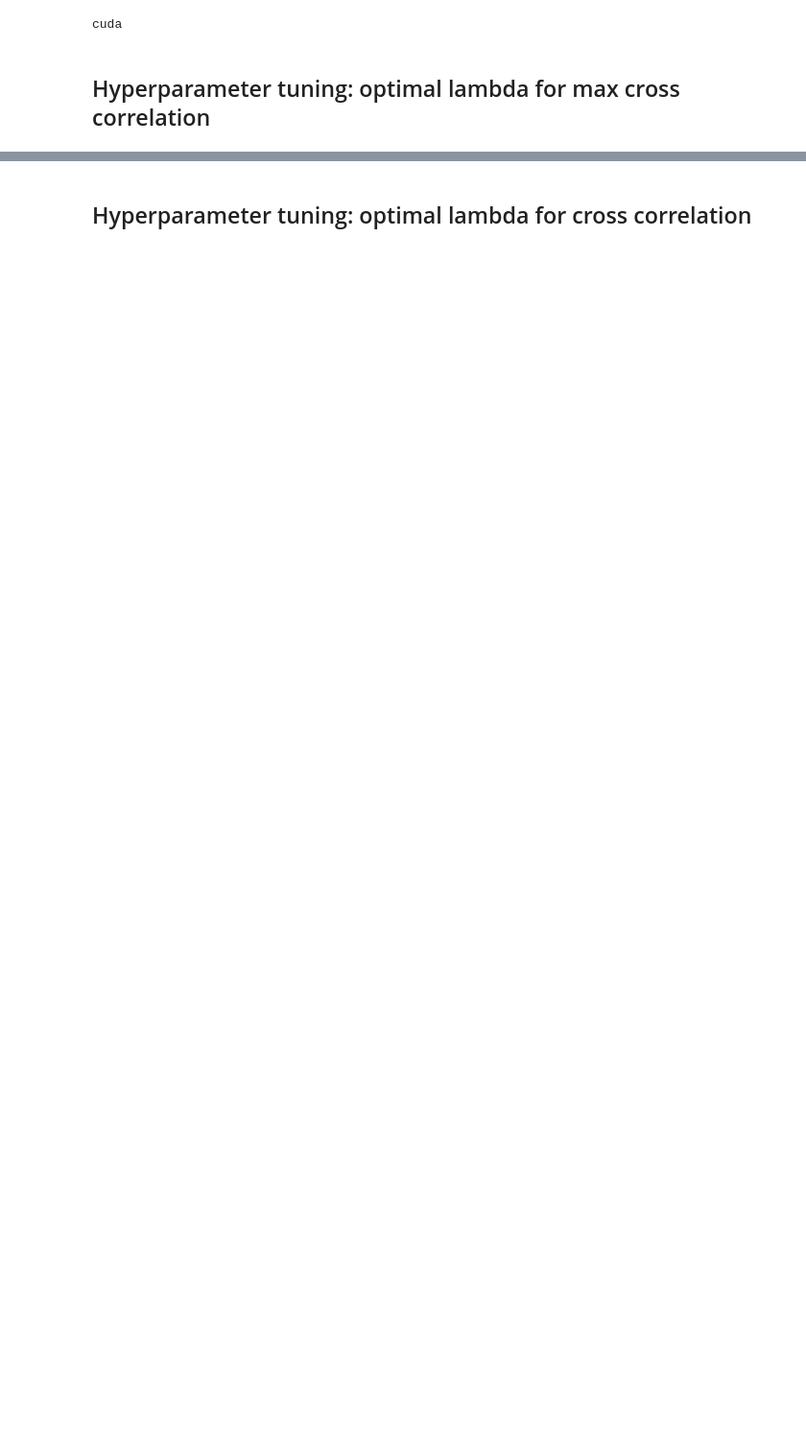
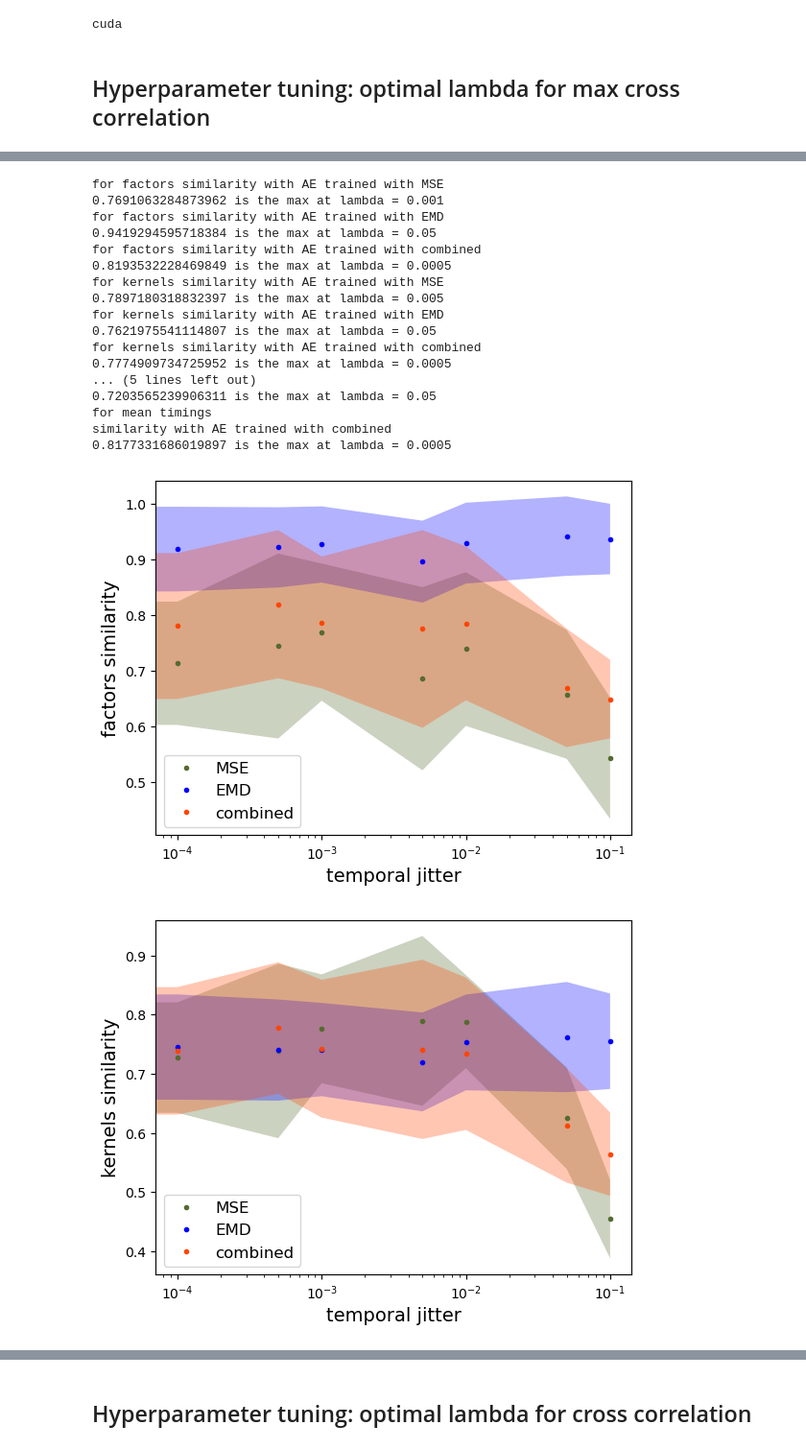
Before and after one commit to AntoineGrimaldi/wassa, a Jupyter notebook: 2025-01-14_results_synthetic_data/2024-12-19_hp_testing_combined.ipynb, the cells around one changed output, grey strips where cells are left out. Shown at 96% size. Cells and saved outputs as stored; diff of their text form; code cells hidden in the pictures; blank space fills up the shorter version.

```diff
--- a/2025-01-14_results_synthetic_data/2024-12-19_hp_testing_combined.ipynb
+++ b/2025-01-14_results_synthetic_data/2024-12-19_hp_testing_combined.ipynb
@@ -40,7 +40,7 @@ class dataset_parameters():
     def get_parameters(self):
         return f'{self.N_pre}_{self.N_delays}_{self.N_SMs}_{self.N_timesteps}_{self.N_samples}_{self.N_involved.mean()}_{self.avg_fr}_{self.freq_sms.mean()}_{self.overlapping_sms}_{self.temporal_jitter}_{self.dropout_proba}_{self.additive_noise}_{self.warping_coef}_{self.seed}'
 # %%
-N_iter = 5
+N_iter = 20
 seeds = torch.arange(N_iter)
 lambdaz = [0, .0001, .0005, .001, .005, .01, .05, .1]
 # %%
@@ -56,7 +56,7 @@ def performance_as_a_function_of_lambda(world_parameters, training_parameters, d
     params_emd = training_parameters()
     params_emd.loss_type = 'emd'
 
-    file_name = f'results/{date}_performance_as_a_function_of_lambda_{world_parameters().get_parameters()}_{params_emd.get_parameters()}_{lambdaz[0]}_{lambdaz[-1]}'
+    file_name = f'../results/{date}_performance_as_a_function_of_lambda_{world_parameters().get_parameters()}_{params_emd.get_parameters()}_{lambdaz[0]}_{lambdaz[-1]}_{N_iter}'
     print(file_name)
 
     if os.path.isfile(file_name):
@@ -86,7 +86,7 @@ class training_parameters:
     N_learnsteps = 1000
     learning_rate = .001
     penalty_type = 'max_cc'
-    smoothwind = 40
+    smoothwind = 0
     lambda_ = .0005
     batch_size = None
     output = 'linear'
@@ -106,5 +106,5 @@ class training_parameters:
             name += f'_{self.zeros}_{self.wass_order}'
         return name
 # %%
-results, lambdaz = performance_as_a_function_of_lambda(dataset_parameters, training_parameters, date, lambdaz, N_iter = N_iter, seeds = seeds, device = device)
+results_max_cc, lambdaz = performance_as_a_function_of_lambda(dataset_parameters, training_parameters, date, lambdaz, N_iter = N_iter, seeds = seeds, device = device)
 # %% [output]
@@ -112,16 +112,36 @@ results/2024_12_10_performance_as_a_function_of_lambda_100_51_4_255_100_100.0_20
 # %%
 name_metrics = ['factors similarity', 'kernels similarity', 'mean timings\nsimilarity', 'MSE', 'EMD', 'EMD means']
 name_methods = ['MSE', 'EMD', 'combined']
 colors = ['darkolivegreen','blue', 'orangered']
 xlabel = 'temporal jitter'
 
-results = results.cpu()
+results = results_max_cc.cpu()
 for i in range(len(name_metrics)):
     fig, ax = plt.subplots()
     for m in range(len(name_methods)):
         ax = plot_results_std(ax,results[m,:,:,i],lambdaz,xlabel,name_metrics[i],name_methods[m],colors[m], logplot=True)
         if i<3:
             print(f'for {name_metrics[i]} with AE trained with {name_methods[m]}')
             val_max = max(results[m,:,:,i].mean(axis=0))
             ind_max = np.argmax(results[m,:,:,i].mean(axis=0))
             print(f'{val_max} is the max at lambda = {lambdaz[ind_max]}')
+# %% [output]
+for factors similarity with AE trained with MSE
+0.7691063284873962 is the max at lambda = 0.001
+for factors similarity with AE trained with EMD
+0.9419294595718384 is the max at lambda = 0.05
+for factors similarity with AE trained with combined
+0.8193532228469849 is the max at lambda = 0.0005
+for kernels similarity with AE trained with MSE
+0.7897180318832397 is the max at lambda = 0.005
+for kernels similarity with AE trained with EMD
+0.7621975541114807 is the max at lambda = 0.05
+for kernels similarity with AE trained with combined
+0.7774909734725952 is the max at lambda = 0.0005
+... (5 lines left out)
+0.7203565239906311 is the max at lambda = 0.05
+for mean timings
+similarity with AE trained with combined
+0.8177331686019897 is the max at lambda = 0.0005
+[figure, added]
+[figure, added]
```
Also changed, not shown: parts of 16 cells of this notebook, 5 other files.
